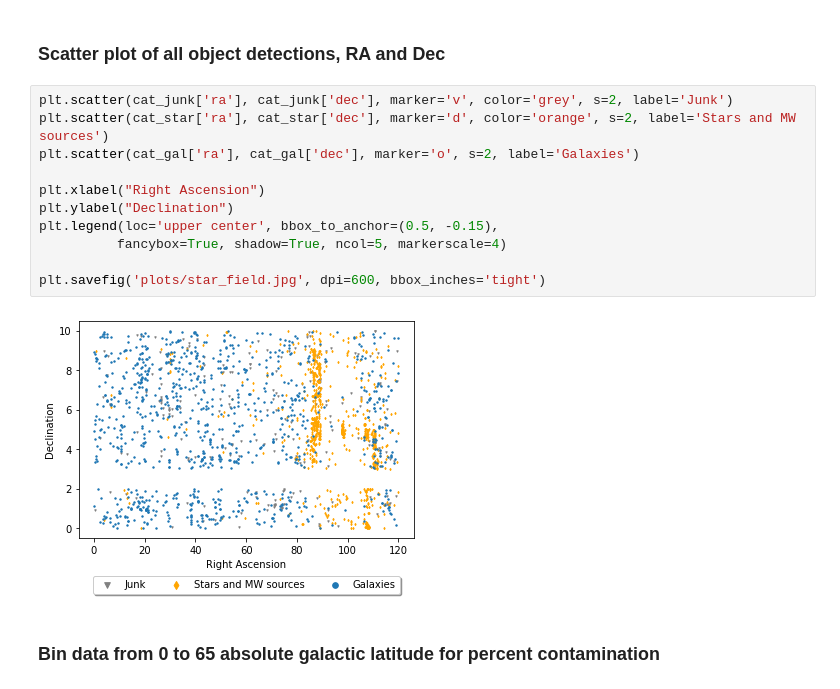
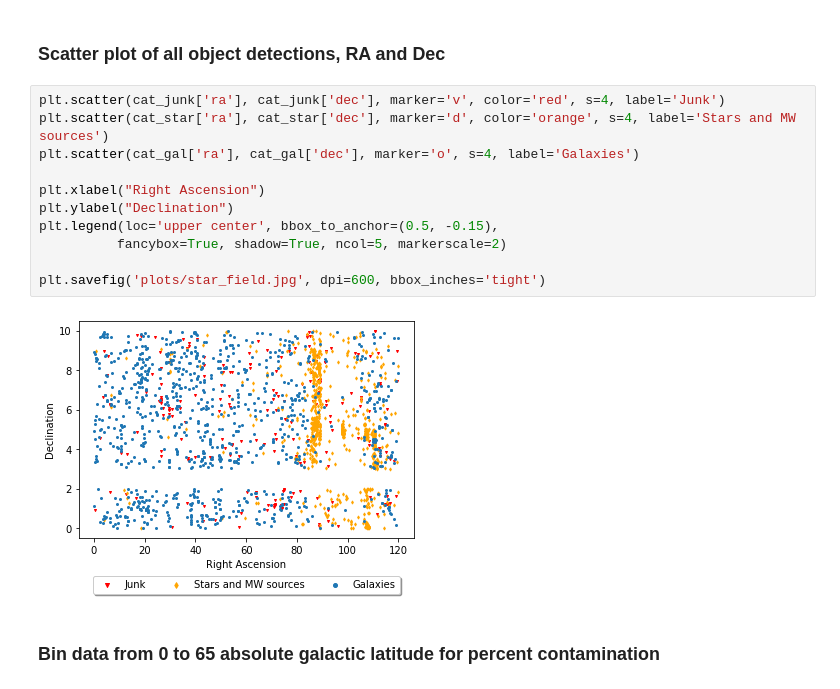
Before and after one commit to amberwang2/CLU_2022, a Jupyter notebook: plots.ipynb, the cells around one changed output. Cells and saved outputs as stored; diff of their text form.

```diff
--- a/plots.ipynb
+++ b/plots.ipynb
@@ -27,18 +27,18 @@ print(perc_contamination)
 # %% [markdown]
 ### Scatter plot of all object detections, RA and Dec
 # %%
-plt.scatter(cat_junk['ra'], cat_junk['dec'], marker='v', color='grey', s=2, label='Junk')
-plt.scatter(cat_star['ra'], cat_star['dec'], marker='d', color='orange', s=2, label='Stars and MW sources')
-plt.scatter(cat_gal['ra'], cat_gal['dec'], marker='o', s=2, label='Galaxies')
+plt.scatter(cat_junk['ra'], cat_junk['dec'], marker='v', color='red', s=4, label='Junk')
+plt.scatter(cat_star['ra'], cat_star['dec'], marker='d', color='orange', s=4, label='Stars and MW sources')
+plt.scatter(cat_gal['ra'], cat_gal['dec'], marker='o', s=4, label='Galaxies')
 
 plt.xlabel("Right Ascension")
 plt.ylabel("Declination")
 plt.legend(loc='upper center', bbox_to_anchor=(0.5, -0.15),
-          fancybox=True, shadow=True, ncol=5, markerscale=4)
+          fancybox=True, shadow=True, ncol=5, markerscale=2)
 
 plt.savefig('plots/star_field.jpg', dpi=600, bbox_inches='tight')
 # %% [output]
-[figure, old version]
+[figure, new version]
 # %% [markdown]
 ### Bin data from 0 to 65 absolute galactic latitude for percent contamination
 # %%
```
Also changed, not shown: parts of 7 cells of this notebook, 5 other files.
